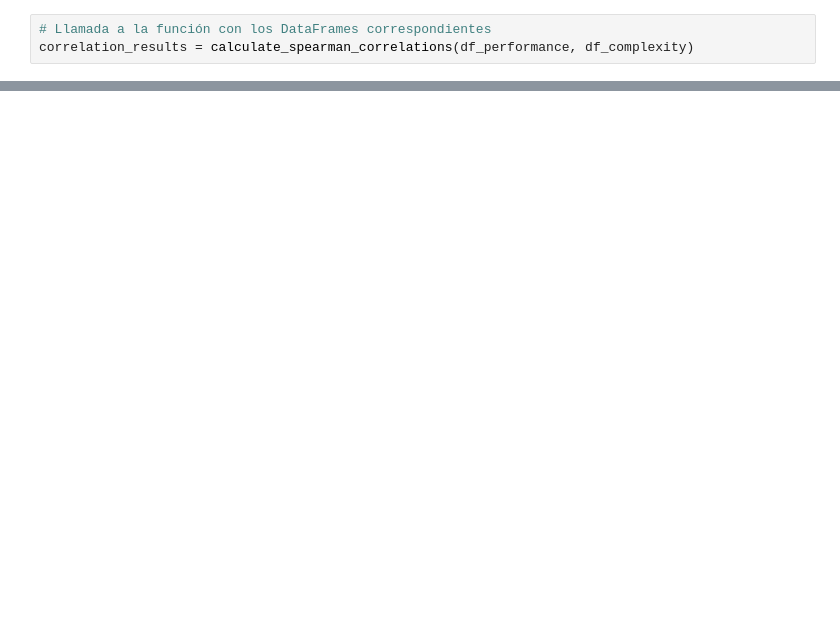
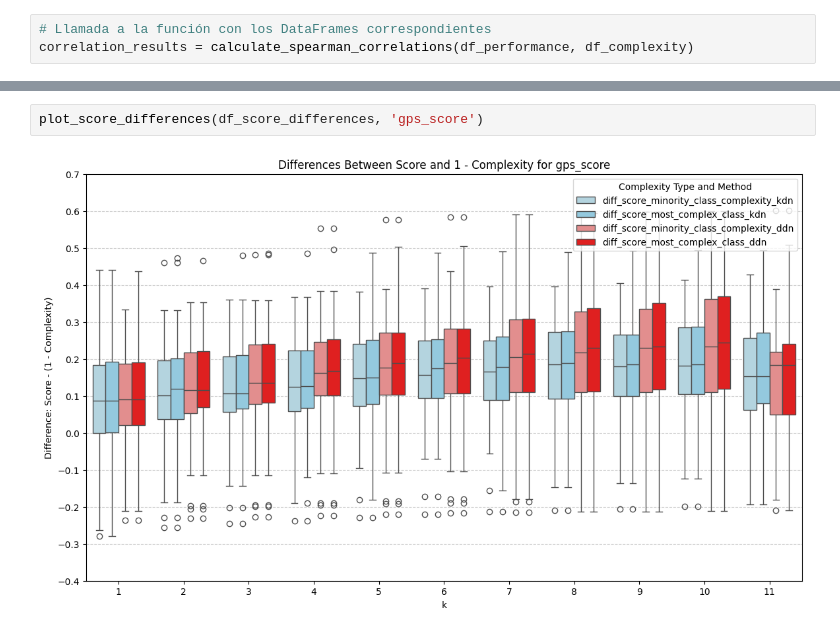
Before and after one commit to URJCDSLab/dynamic_disagreeing_neighbors, a Jupyter notebook: notebooks/k_sensitivity.ipynb, the cells around one changed output, grey strips where cells are left out. Cells and saved outputs as stored; diff of their text form; blank space fills up the shorter version.

```diff
--- a/notebooks/k_sensitivity.ipynb
+++ b/notebooks/k_sensitivity.ipynb
@@ -177,0 +246,4 @@ plot_correlations(correlation_results['scaled_mcc_score'])
+# %%
+plot_score_differences(df_score_differences, 'gps_score')
+# %% [output]
+[figure, added]
```
Also changed, not shown: parts of 30 cells of this notebook, 11 other files.
